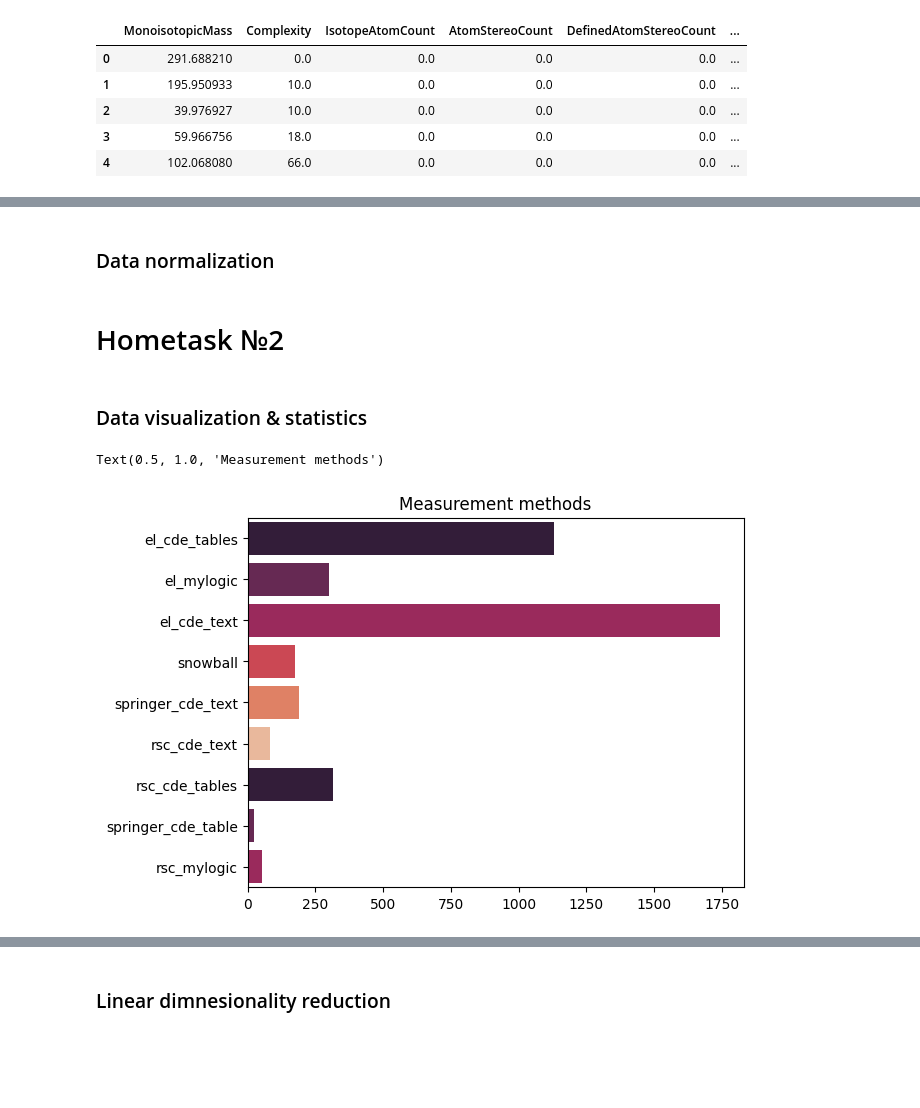
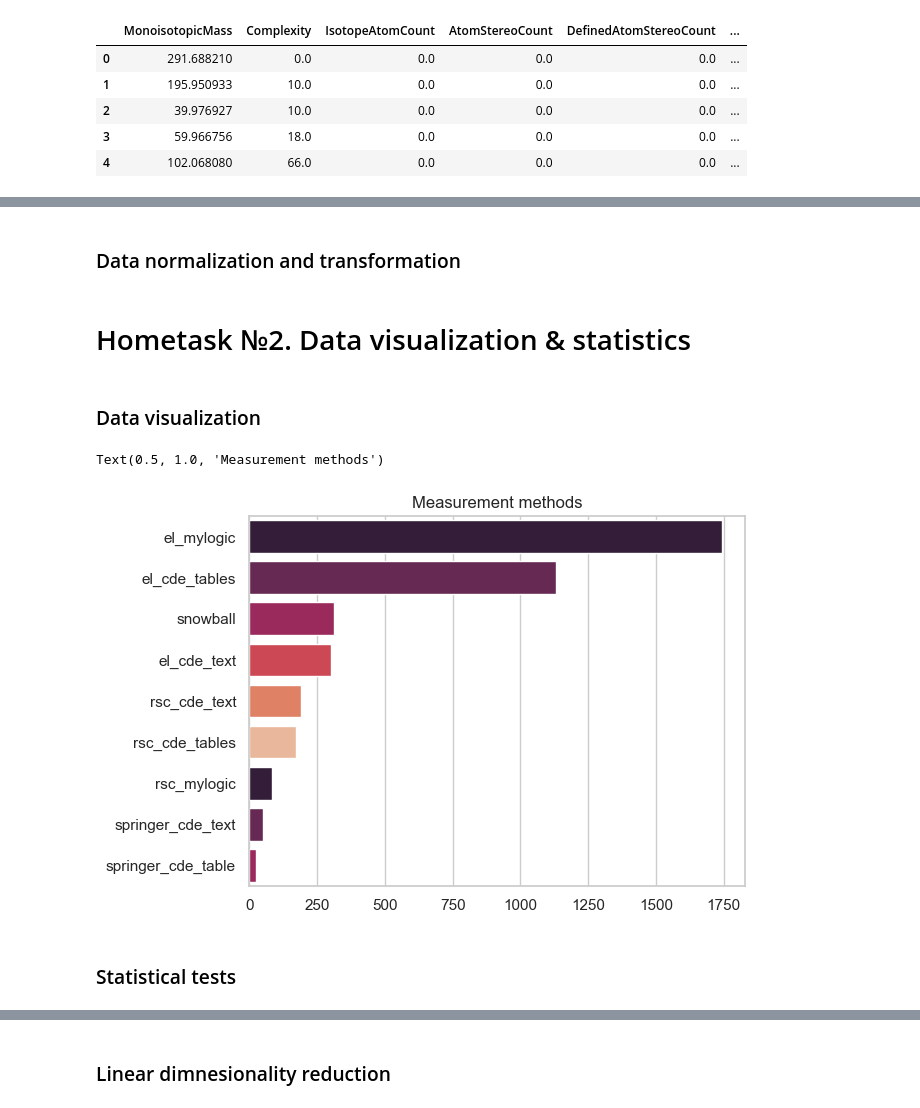
Before and after one commit to AsyaOrlova/ChemAlgorithmsCourse, a Jupyter notebook: hw_1.ipynb, the cells around one changed output, grey strips where cells are left out. Drawn from its saved outputs; the diff is of its cells as text; code cells hidden in the pictures; blank space fills up the shorter version.

Commit message:
normalization, statistical test

```diff
--- a/hw_1.ipynb
+++ b/hw_1.ipynb
@@ -253,19 +215,5 @@ for idx in data.index:
     data.at[idx, 'DOI'] = extracted_doi
     if type(data.at[idx, 'Journal'])!=str and journal!='':
         data.at[idx, 'Journal'] = journal
-# %%
-# parse titles of articles from GoogleScholar by their doi
-for idx in data.index:
-    title = data.loc[idx, 'Title']
-    doi = data.loc[idx, 'DOI']
-    if type(title)!=str:
-        doi = doi.replace('/', '%2F')
-        url = f'https://scholar.google.ru/scholar?hl=ru&as_sdt=0%2C5&q={doi}&btnG='
-        response = requests.get(url)
-        soup = BeautifulSoup(response.text, 'lxml')
-        title = soup.find('h3', class_='gs_rt')
-        if title!=None:
-            data.loc[idx, 'Title'] = title.text
-data.info()
 # %% [markdown]
 ### Handling missing values in 'Name' and 'normalised_name'
@@ -466,6 +379,3 @@ data.loc[1161, 'normalised_name'] = '[Pb+2]'
 data.loc[736, 'normalised_name'] = 'CCCC[Sn](CCCC)(CCCC)O[Sn](CCCC)(CCCC)CCCC'
 data.loc[1820, 'normalised_name'] = 'CCCC[Sn](CCCC)(CCCC)O[Sn](CCCC)(CCCC)CCCC'
 data.drop(labels=[536, 614], axis=0, inplace=True) # delete two rows because SMILES can not be corrected
-# %%
-data = pd.read_csv('C:\\Users\\User\Downloads\\data_for_descriptors.tsv', delimiter='\t')
-data.info()
@@ -607,3 +490,5 @@ padel_data.to_csv('C:\\Users\\User\Downloads\\padel_data.csv', index=False)
 # %%
-pd.read_csv('C:\\Users\\User\Downloads\\padel_data.csv')
+# programming was made y supercomputer
+padel_data = pd.read_csv('C:\\Users\\User\Downloads\\padel_data_1.csv')
+padel_data.head() # so we get 772 padel descriptors
 # %% [output]
@@ -616,6 +502,6 @@ pd.read_csv('C:\\Users\\User\Downloads\\padel_data.csv')
 # %%
 # join initial dataset with descriptors datasets
-df = data.join([pubchem_data])
+df = data.join([rdkit_data, pubchem_data, padel_data])
 df
 # %% [output]
 |  | index | DOI | Date | Journal | Title | Name | measurement_error | measurement_wavelength | ... |
@@ -634,2 +520,2 @@ df
 # %% [markdown]
-### Data normalization
+### Data normalization and transformation
@@ -650,17 +542,19 @@ df_lda = pd.DataFrame(df_numeric)
 # %% [markdown]
-# Hometask №2
+# Hometask №2. Data visualization & statistics
 # %% [markdown]
-### Data visualization & statistics
+### Data visualization
 # %%
 # plot shows which measument methods were used to get refractive indexes for this dataset
-df2 = df.groupby(['measurement_method'])['measurement_method'].count()
-labels = list(df['measurement_method'].unique())
+df2 = df.groupby(['measurement_method'])['measurement_method'].count().sort_values(ascending=False)
+labels = list(df2.keys())
 data = list(df2)
 sns.barplot(x=data, y=labels, palette=sns.color_palette("rocket")).set_title('Measurement methods')
 # %% [output]
 Text(0.5, 1.0, 'Measurement methods')
-[figure, old version]
+[figure, new version]
 # %%
 # plot shows distribution of refractive indexes within a certain measurement method
 fig = px.histogram(df, 'raw_value', color='measurement_method')
 fig.show()
+# %% [markdown]
+### Statistical tests
```
Also changed, not shown: parts of 39 cells of this notebook.
